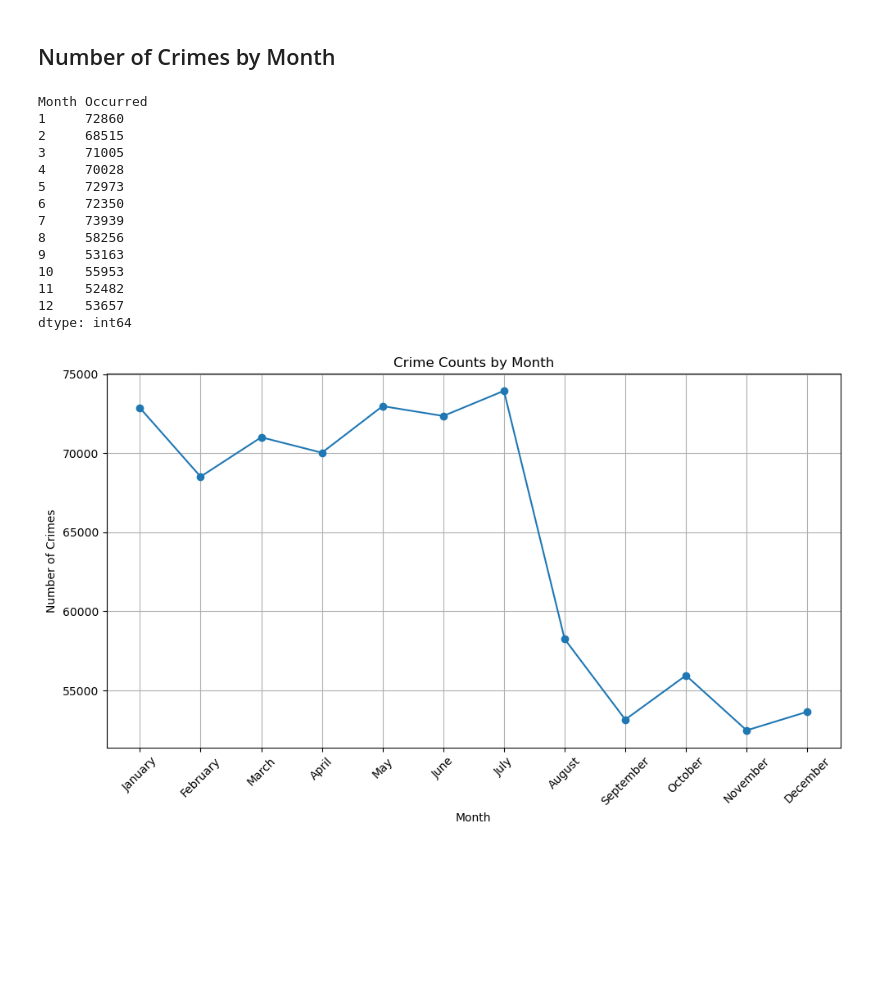
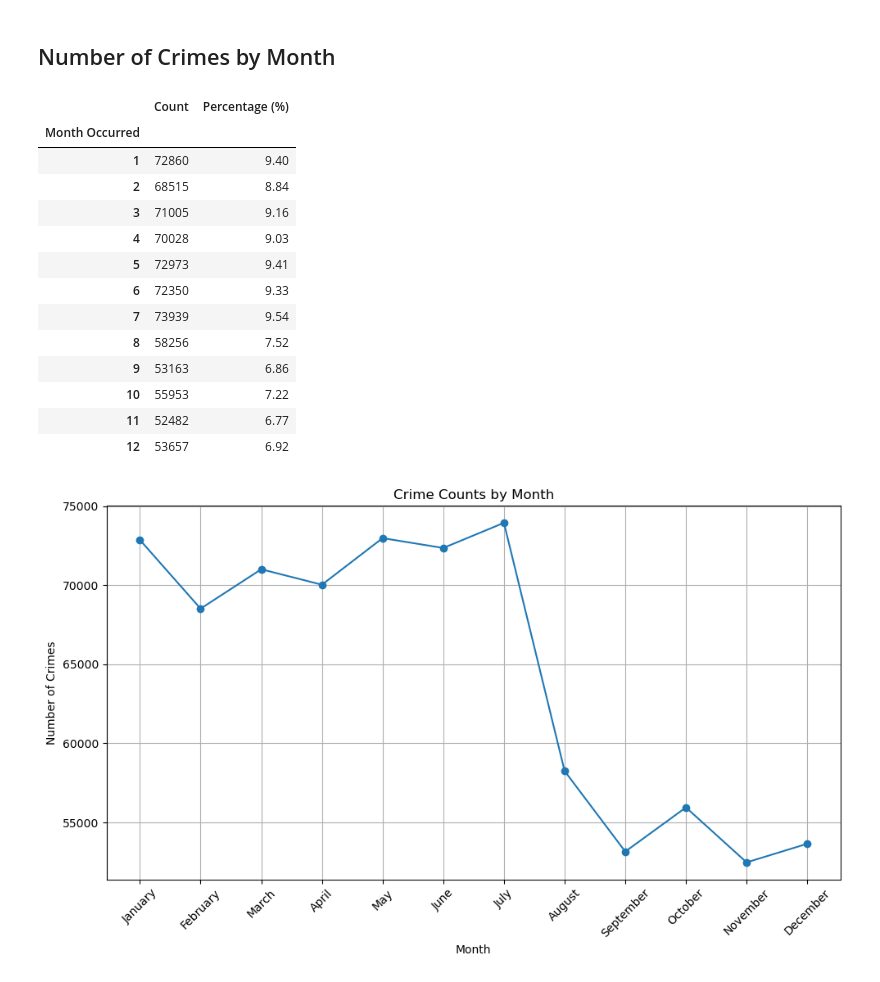
Before and after one commit to dominco5/project1, a Jupyter notebook: Code/data_viz_1.ipynb, the cells around one changed output. Cells and saved outputs as stored; diff of their text form; code cells hidden in the pictures; blank space fills up the shorter version.

```diff
--- a/Code/data_viz_1.ipynb
+++ b/Code/data_viz_1.ipynb
@@ -16,22 +16,24 @@ crime_data["Date Occurred"] = pd.to_datetime(crime_data["Date Occurred"])
 crime_data["Month Occurred"] = crime_data["Date Occurred"].dt.month
 # %%
 crime_by_month = crime_data.groupby("Month Occurred").size()
-crime_by_month
+
+month_df = pd.DataFrame({'Count': crime_by_month, 'Percentage (%)': round(crime_by_month / crime_by_month.sum() * 100,2)})
+month_df
 # %% [output]
-Month Occurred
-1     72860
-2     68515
-3     71005
-4     70028
-5     72973
-6     72350
-7     73939
-8     58256
-9     53163
-10    55953
-11    52482
-12    53657
-dtype: int64
+|  | Count | Percentage (%) |
+| Month Occurred |  |  |
+| 1 | 72860 | 9.40 |
+| 2 | 68515 | 8.84 |
+| 3 | 71005 | 9.16 |
+| 4 | 70028 | 9.03 |
+| 5 | 72973 | 9.41 |
+| 6 | 72350 | 9.33 |
+| 7 | 73939 | 9.54 |
+| 8 | 58256 | 7.52 |
+| 9 | 53163 | 6.86 |
+| 10 | 55953 | 7.22 |
+| 11 | 52482 | 6.77 |
+| 12 | 53657 | 6.92 |
 # %%
 plt.figure(figsize=(10, 6))
 
```
Also changed, not shown: parts of 10 cells of this notebook.
